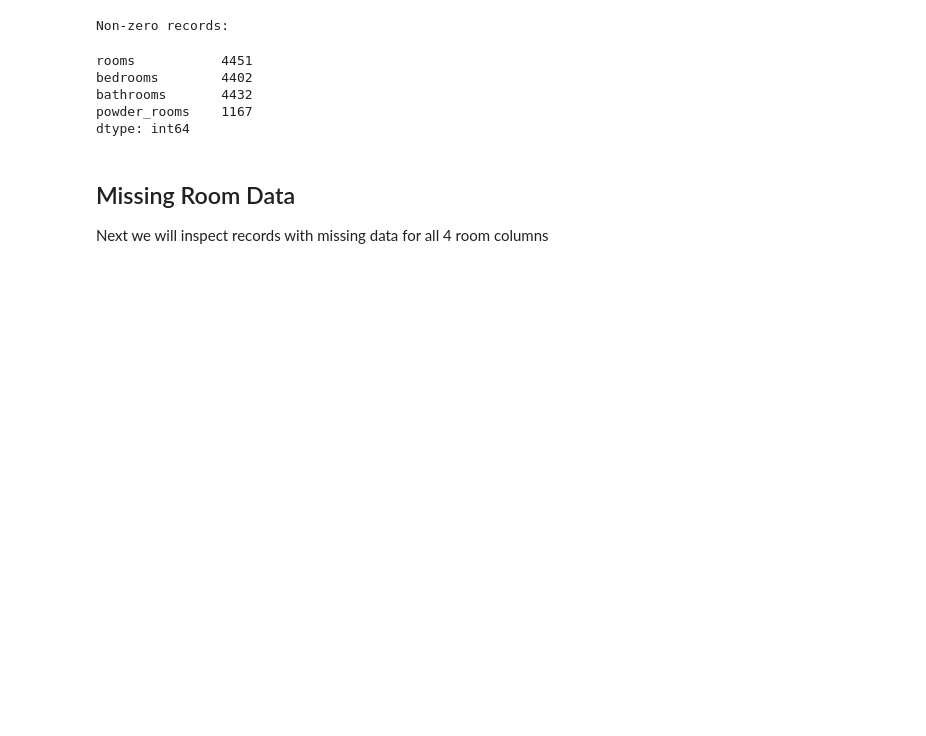
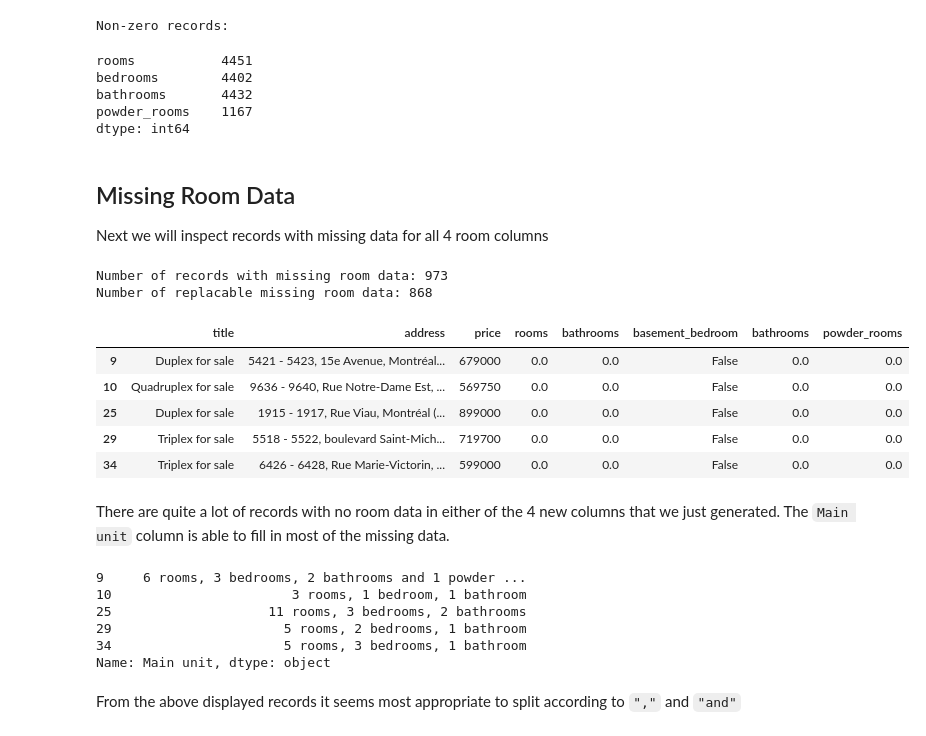
Before and after one commit to Jahnic/Data-Science, a Jupyter notebook: RealEstate/Real_estate_scrape.ipynb, the cells around one changed output. Cells and saved outputs as stored; diff of their text form; code cells hidden in the pictures; blank space fills up the shorter version.

Commit message:
wrangle: subtitute missing room data from 'Main unit' column'

```diff
--- a/RealEstate/Real_estate_scrape.ipynb
+++ b/RealEstate/Real_estate_scrape.ipynb
@@ -864,3 +864,37 @@ dtype: int64
 ## Missing Room Data
 
 Next we will inspect records with missing data for all 4 room columns
+# %%
+# Records with 0 for all room features
+# "not any(not_zero(rows))" is True, only if all records in a row are zero
+missing_room_data = df[room_data.apply(lambda rows: (not any(not_zero(rows))), axis=1)]
+
+print("Number of records with missing room data:", \
+    missing_room_data.shape[0])
+print("Number of replacable missing room data:", \
+    missing_room_data.loc[:, "Main unit"].notnull().sum())
+
+missing_room_data.iloc[:,[0, 1, 2,-5,-2,-3,-2,-1]].head()
+# %% [output]
+Number of records with missing room data: 973
+Number of replacable missing room data: 868
+|  | title | address | price | rooms | bathrooms | basement_bedroom | bathrooms | powder_rooms |
+| 9 | Duplex for sale | 5421 - 5423, 15e Avenue, Montréal... | 679000 | 0.0 | 0.0 | False | 0.0 | 0.0 |
+| 10 | Quadruplex for sale | 9636 - 9640, Rue Notre-Dame Est, ... | 569750 | 0.0 | 0.0 | False | 0.0 | 0.0 |
+| 25 | Duplex for sale | 1915 - 1917, Rue Viau, Montréal (... | 899000 | 0.0 | 0.0 | False | 0.0 | 0.0 |
+| 29 | Triplex for sale | 5518 - 5522, boulevard Saint-Mich... | 719700 | 0.0 | 0.0 | False | 0.0 | 0.0 |
+| 34 | Triplex for sale | 6426 - 6428, Rue Marie-Victorin, ... | 599000 | 0.0 | 0.0 | False | 0.0 | 0.0 |
+# %% [markdown]
+There are quite a lot of records with no room data in either of the 4 new columns that we just generated.
+The `Main unit` column is able to fill in most of the missing data.
+# %%
+missing_room_data["Main unit"].head()
+# %% [output]
+9     6 rooms, 3 bedrooms, 2 bathrooms and 1 powder ...
+10                       3 rooms, 1 bedroom, 1 bathroom
+25                    11 rooms, 3 bedrooms, 2 bathrooms
+29                      5 rooms, 2 bedrooms, 1 bathroom
+34                      5 rooms, 3 bedrooms, 1 bathroom
+Name: Main unit, dtype: object
+# %% [markdown]
+From the above displayed records it seems most appropriate to split according to `","` and `"and"`
```
Also changed, not shown: parts of 5 cells of this notebook.
